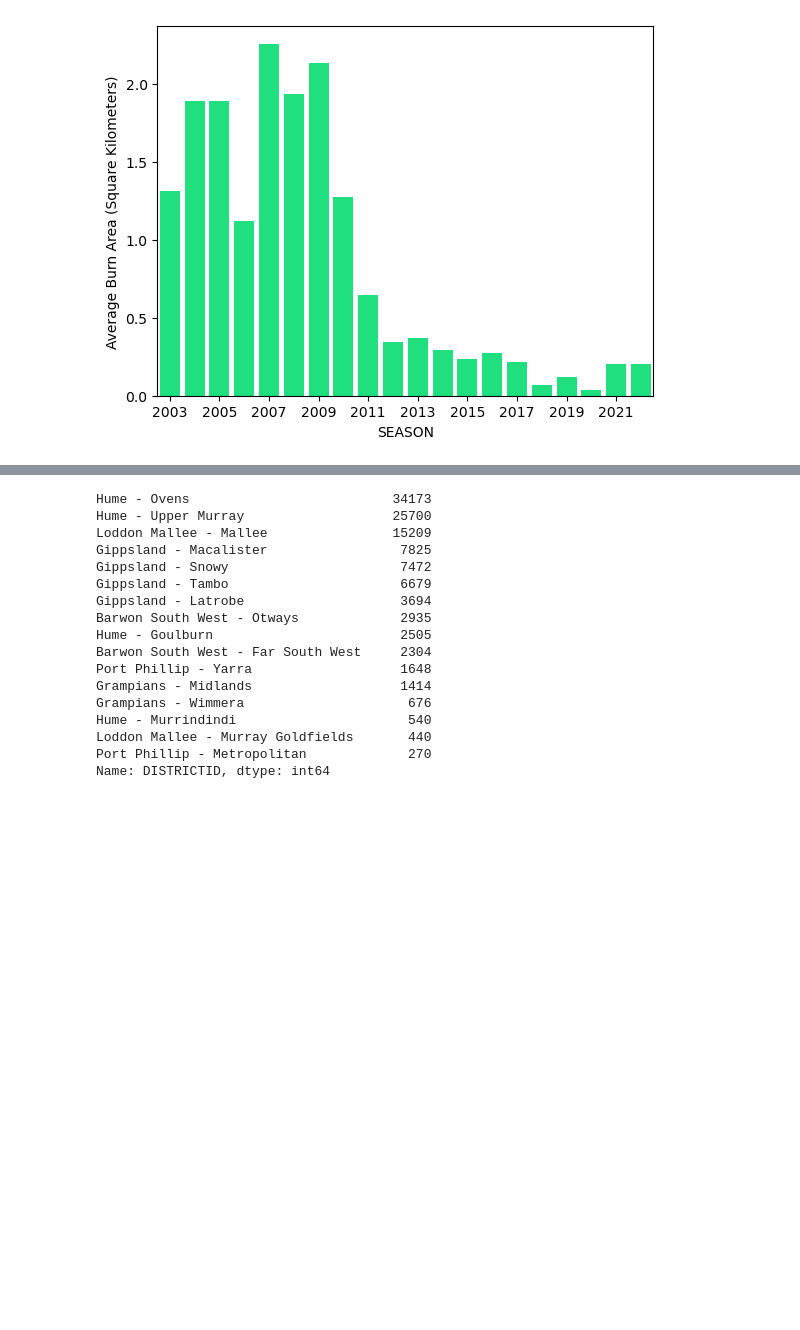
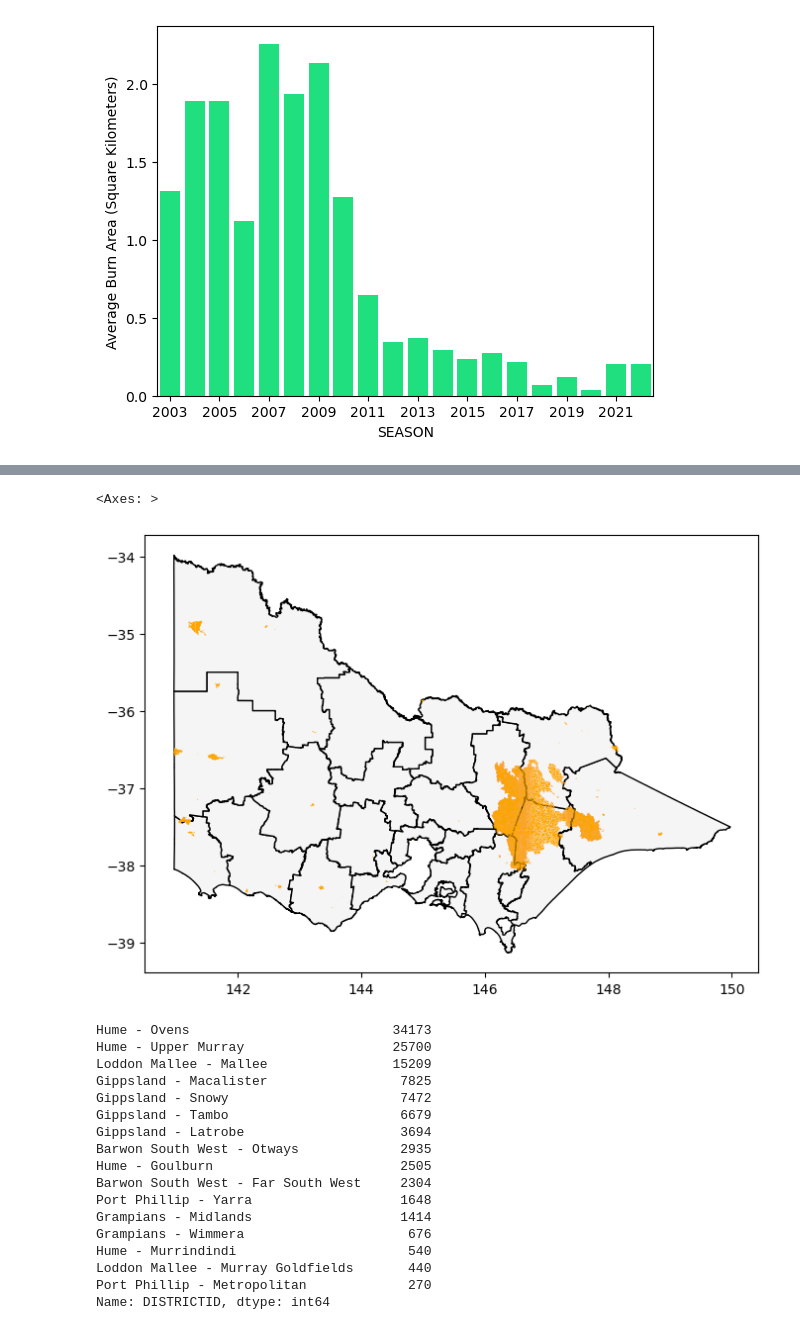
Before and after one commit to bpindor/vic_fires_explore, a Jupyter notebook: vic_firehistory_explore.ipynb, the cells around one changed output, grey strips where cells are left out. Saved outputs shown, nothing was run; the diff lists cells and outputs as text; code cells hidden in the pictures; blank space fills up the shorter version.

Commit message:
Adds plotting of 2007 bushfires over CFA regions map

```diff
--- a/vic_firehistory_explore.ipynb
+++ b/vic_firehistory_explore.ipynb
@@ -77,0 +81,3 @@ foo = burns_avg_plot.set_xticks(xtix[::2])
+# %%
+cfa_regions = gpd.read_file("Order_FUP7IO/ll_gda94/esrishape/whole_of_dataset/victoria/VMADMIN/CFA_DISTRICT.shp")
+cfa_regions.head()
@@ -78 +91,10 @@ foo = burns_avg_plot.set_xticks(xtix[::2])
+# %%
+# And now we plot the 2007 bushfires over this map
+
+ax = cfa_regions.plot(figsize=(8,8), color='whitesmoke', edgecolor='black')
+fires_2007 = fire_history.loc[(fire_history['SEASON'] == 2007) & (fire_history['FIRETYPE'] == 'Bushfire')]
+fires_2007.plot(ax=ax,color='orange',markersize=1)
+# %% [output]
+<Axes: >
+[figure, added]
 # %%
```
Also changed, not shown: parts of 4 cells of this notebook.
